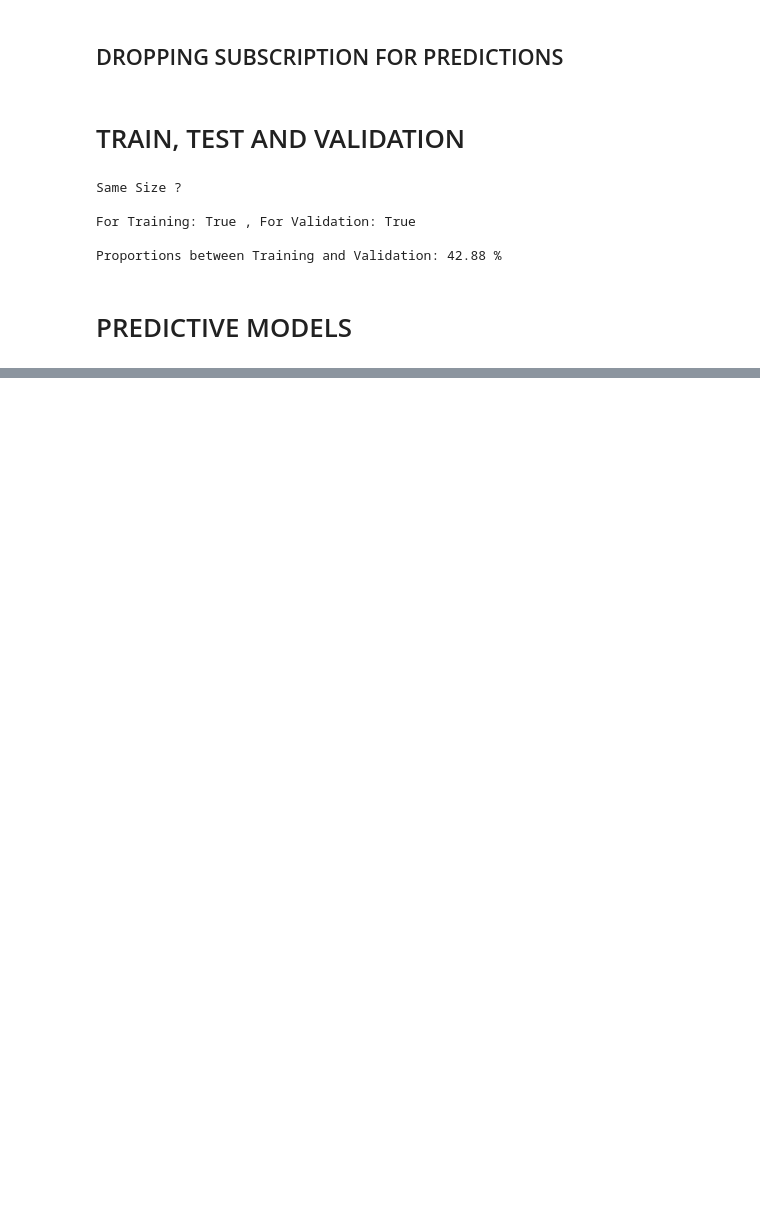
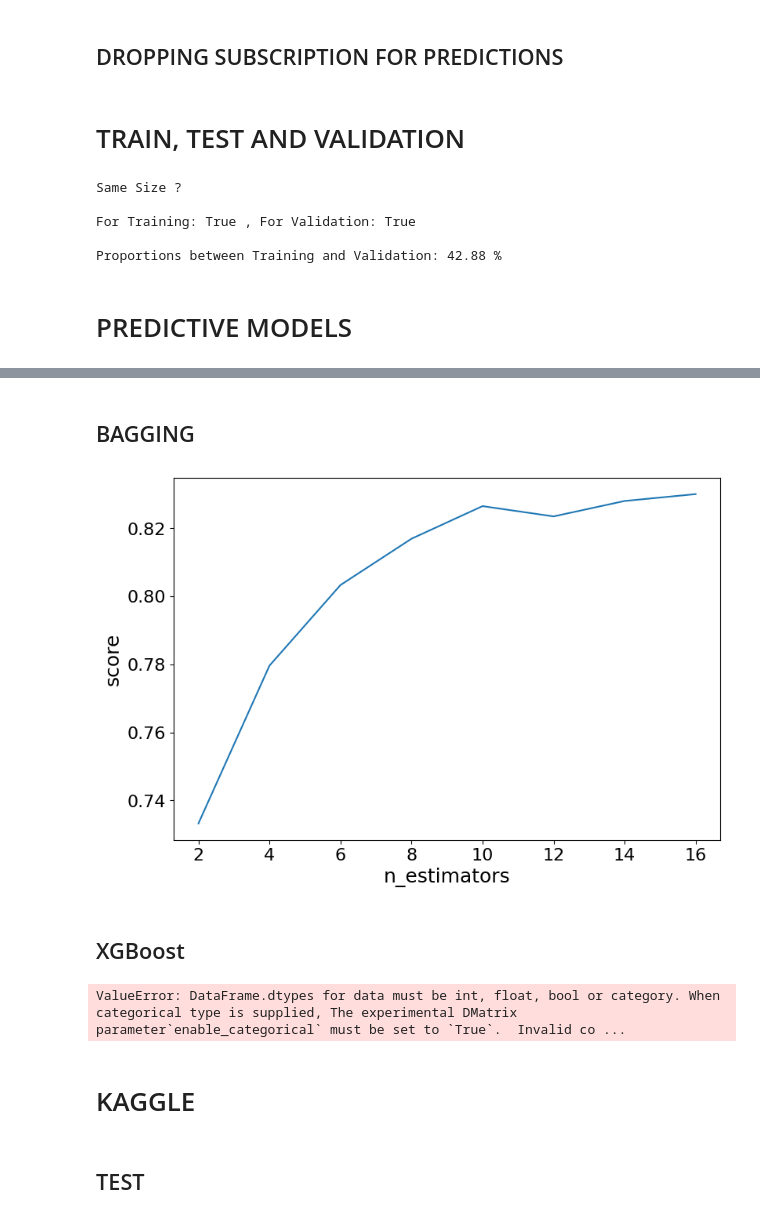
Before and after one commit to realbigi/ML_Data_Competition, a Jupyter notebook: LIAM/Report_LIAM2.ipynb, the cells around one changed output, grey strips where cells are left out. Saved outputs shown, nothing was run; the diff lists cells and outputs as text; code cells hidden in the pictures; blank space fills up the shorter version.

```diff
--- a/LIAM/Report_LIAM2.ipynb
+++ b/LIAM/Report_LIAM2.ipynb
@@ -640,0 +685,12 @@ Accuracy: 0.7710934544078698
+# %%
+
+param_grid = {
+    'n_estimators': [25, 50, 100, 150],
+    'max_features': ['sqrt', 'log2', None],
+    'max_depth': [3, 6, 9],
+    'max_leaf_nodes': [3, 6, 9],
+}
+# %%
+random_search = RandomizedSearchCV(RandomForestClassifier(), param_grid)
+random_search.fit(X_train, Y_train)
+print(random_search.best_estimator_)
@@ -640,0 +699,5 @@ Accuracy: 0.7710934544078698
+# %%
+model_random = RandomForestClassifier(max_depth=6, max_leaf_nodes=9, n_estimators=50)
+model_random.fit(X_train, Y_train)
+y_pred_rand = model.predict(X_valid)
+print(classification_report(y_pred_rand, Y_valid))
@@ -640,0 +713,2 @@ Accuracy: 0.7710934544078698
+# %% [markdown]
+## BAGGING
@@ -640,0 +719,48 @@ Accuracy: 0.7710934544078698
+# %%
+estimator_range = [2,4,6,8,10,12,14,16]
+
+models = []
+scores = []
+
+for n_estimators in estimator_range:
+
+    # Create bagging classifier
+    clf = BaggingClassifier(n_estimators = n_estimators, random_state = 22)
+
+    # Fit the model
+    clf.fit(X_train, Y_train)
+
+    # Append the model and score to their respective list
+    models.append(clf)
+    scores.append(accuracy_score(y_true = Y_valid, y_pred = clf.predict(X_valid)))
+
+# Generate the plot of scores against number of estimators
+plt.figure(figsize=(9,6))
+plt.plot(estimator_range, scores)
+
+# Adjust labels and font (to make visable)
+plt.xlabel("n_estimators", fontsize = 18)
+plt.ylabel("score", fontsize = 18)
+plt.tick_params(labelsize = 16)
+
+# Visualize plot
+plt.show()
+# %% [output]
+[figure, added]
+# %% [markdown]
+## XGBoost
+# %%
+import xgboost as xgb
+
+# Train a model using the scikit-learn API
+xgb_classifier = xgb.XGBClassifier(n_estimators=100, objective='binary:logistic', tree_method='hist', eta=0.1, max_depth=3)
+xgb_classifier.fit(X_train, Y_train)
+
+# Convert the model to a native API model
+model = xgb_classifier.get_booster()
+# %% [output]
+ValueError: DataFrame.dtypes for data must be int, float, bool or category. When categorical type is supplied, The experimental DMatrix parameter`enable_categorical` must be set to `True`.  Invalid co ...
+# %% [markdown]
+# KAGGLE
+# %% [markdown]
+## TEST
```
Also changed, not shown: parts of 23 cells of this notebook.
